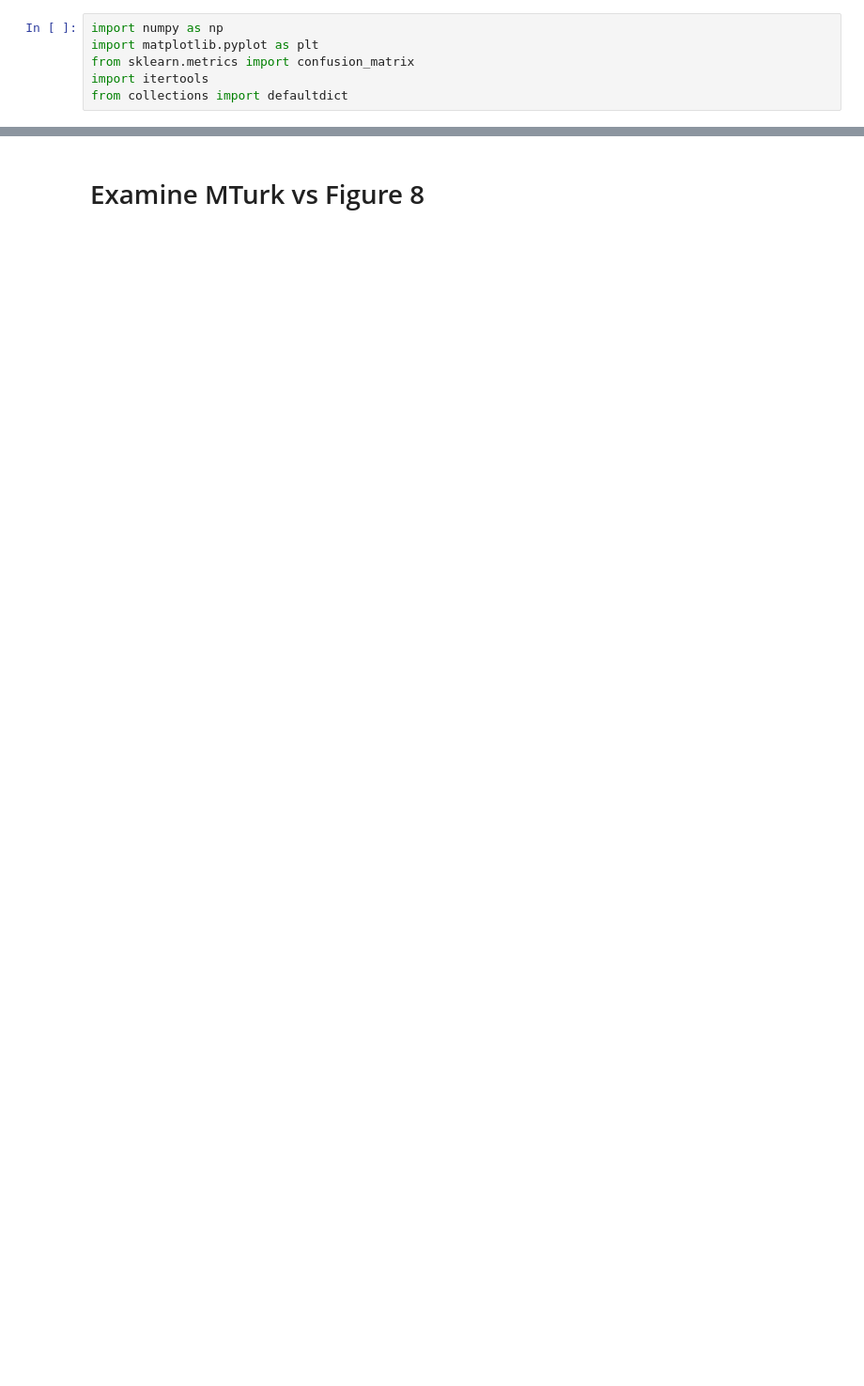
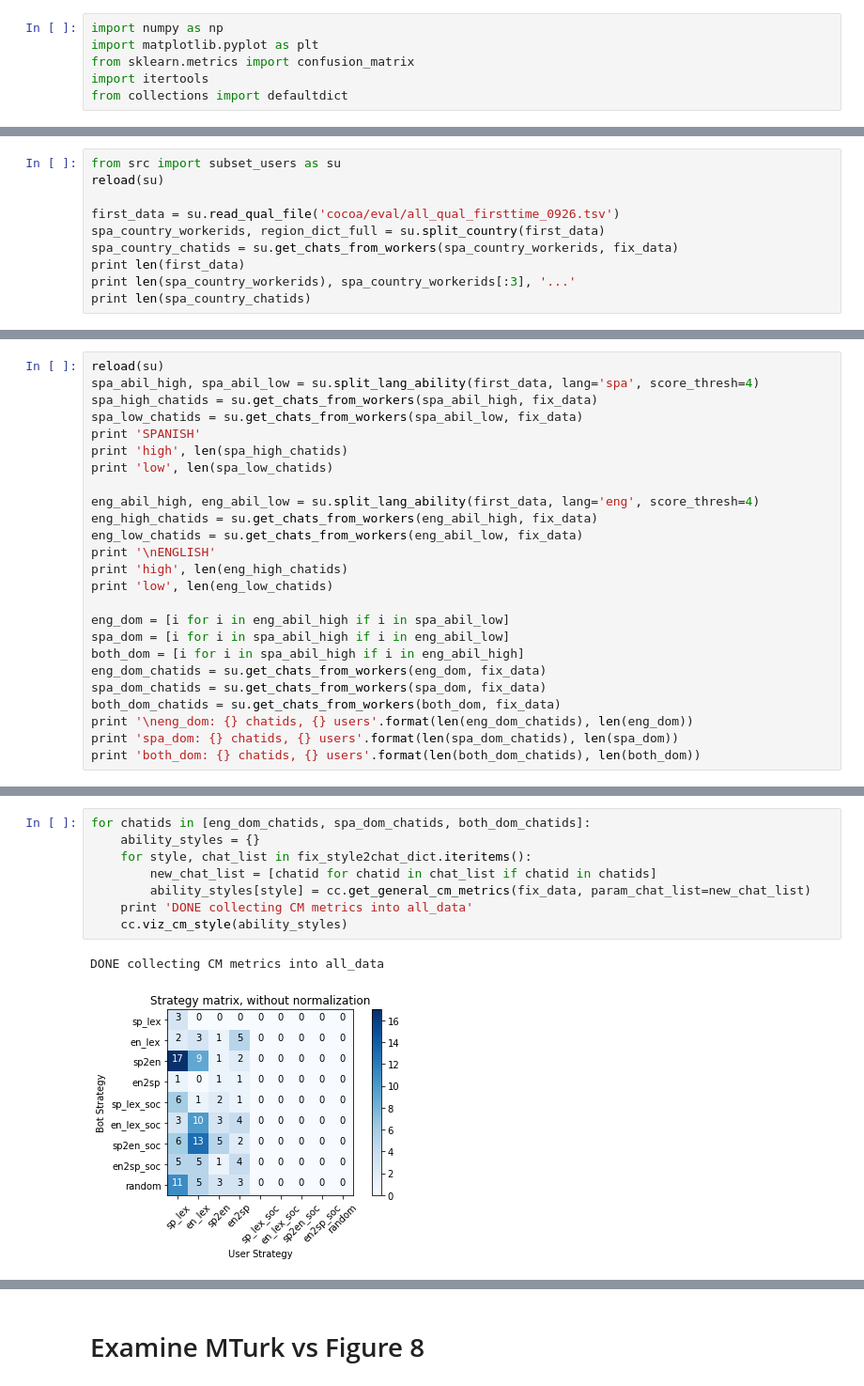
Before and after one commit to emilyahn/codemix, a Jupyter notebook: cocoa_metrics.ipynb, the cells around one changed output, grey strips where cells are left out. Shown at 94% size. Drawn from its saved outputs; the diff is of its cells as text; blank space fills up the shorter version.

```diff
--- a/cocoa_metrics.ipynb
+++ b/cocoa_metrics.ipynb
@@ -21,0 +93,10 @@ read all lid tsvs
+# %%
+from src import subset_users as su
+reload(su)
+
+first_data = su.read_qual_file('cocoa/eval/all_qual_firsttime_0926.tsv')
+spa_country_workerids, region_dict_full = su.split_country(first_data)
+spa_country_chatids = su.get_chats_from_workers(spa_country_workerids, fix_data)
+print len(first_data)
+print len(spa_country_workerids), spa_country_workerids[:3], '...'
+print len(spa_country_chatids)
@@ -21,0 +107,25 @@ read all lid tsvs
+# %%
+reload(su)
+spa_abil_high, spa_abil_low = su.split_lang_ability(first_data, lang='spa', score_thresh=4)
+spa_high_chatids = su.get_chats_from_workers(spa_abil_high, fix_data)
+spa_low_chatids = su.get_chats_from_workers(spa_abil_low, fix_data)
+print 'SPANISH'
+print 'high', len(spa_high_chatids)
+print 'low', len(spa_low_chatids)
+
+eng_abil_high, eng_abil_low = su.split_lang_ability(first_data, lang='eng', score_thresh=4)
+eng_high_chatids = su.get_chats_from_workers(eng_abil_high, fix_data)
+eng_low_chatids = su.get_chats_from_workers(eng_abil_low, fix_data)
+print '\nENGLISH'
+print 'high', len(eng_high_chatids)
+print 'low', len(eng_low_chatids)
+
+eng_dom = [i for i in eng_abil_high if i in spa_abil_low]
+spa_dom = [i for i in spa_abil_high if i in eng_abil_low]
+both_dom = [i for i in spa_abil_high if i in eng_abil_high]
+eng_dom_chatids = su.get_chats_from_workers(eng_dom, fix_data)
+spa_dom_chatids = su.get_chats_from_workers(spa_dom, fix_data)
+both_dom_chatids = su.get_chats_from_workers(both_dom, fix_data)
+print '\neng_dom: {} chatids, {} users'.format(len(eng_dom_chatids), len(eng_dom))
+print 'spa_dom: {} chatids, {} users'.format(len(spa_dom_chatids), len(spa_dom))
+print 'both_dom: {} chatids, {} users'.format(len(both_dom_chatids), len(both_dom))
@@ -21,0 +144,11 @@ read all lid tsvs
+# %%
+for chatids in [eng_dom_chatids, spa_dom_chatids, both_dom_chatids]:
+    ability_styles = {}
+    for style, chat_list in fix_style2chat_dict.iteritems():
+        new_chat_list = [chatid for chatid in chat_list if chatid in chatids]
+        ability_styles[style] = cc.get_general_cm_metrics(fix_data, param_chat_list=new_chat_list)
+    print 'DONE collecting CM metrics into all_data'
+    cc.viz_cm_style(ability_styles)
+# %% [output]
+DONE collecting CM metrics into all_data
+[figure, added]
```
Also changed, not shown: parts of 47 cells of this notebook, 14 other files.
